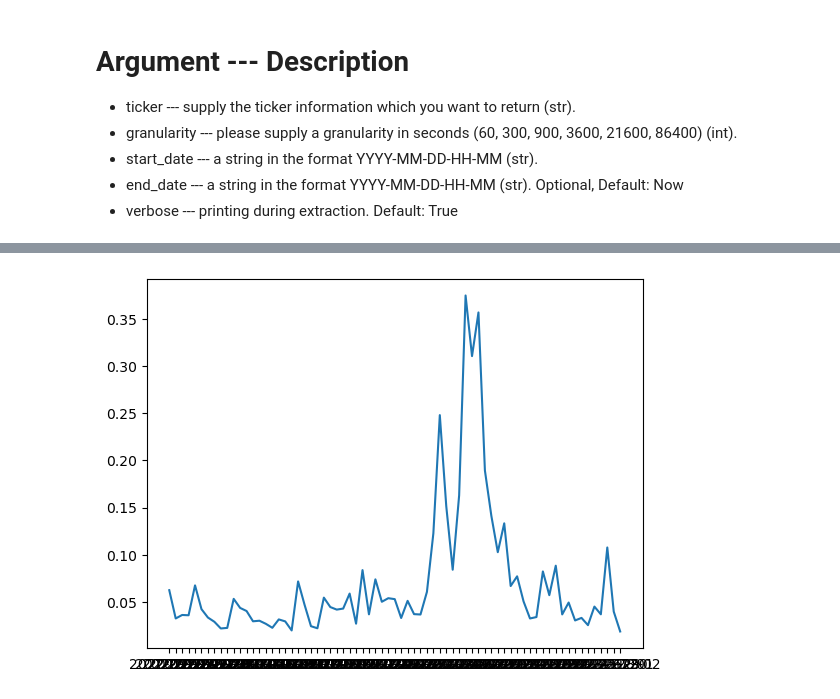
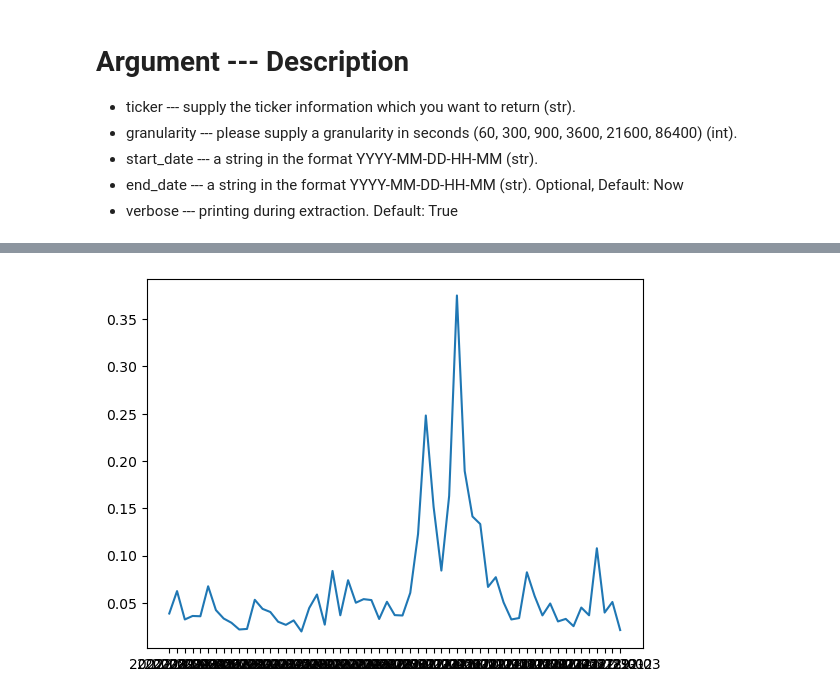
Before and after one commit to todd-gavin/DSCI510-Final-Project, a Jupyter notebook: Code/final_project_v2.ipynb, the cells around one changed output, grey strips where cells are left out. Drawn from its saved outputs; the diff is of its cells as text; code cells hidden in the pictures.

```diff
--- a/Code/final_project_v2.ipynb
+++ b/Code/final_project_v2.ipynb
@@ -81,0 +85,4 @@ dailyTransactionVolume = getdailyTransactionVolume(transactionData)
+# %%
+startAndEndDate = getStartAndEndDate(rawDailyTransactionVolume)
+
+rawTokenData = getCryptoHistoricalData('MATIC-USD', startAndEndDate[0], startAndEndDate[1])
@@ -81,0 +97,19 @@ dailyTransactionVolume = getdailyTransactionVolume(transactionData)
+# %%
+def getRangePrices(tokenData):
+    highPrices = list(tokenData["high"])
+    lowPrices = list(tokenData["low"])
+    rangePrices = [a - b for a, b in zip(highPrices, lowPrices)]
+
+    dateTimes = tokenData.index.tolist()
+
+    datesToRangePrice = {}
+    cnt = 0
+
+    for dateTime in dateTimes:
+        datesToRangePrice[str(dateTime)[0:10]] = rangePrices[cnt]
+        cnt += 1
+
+    # print(datesToRangePrice)
+    return datesToRangePrice
+# %%
+dailyTokenPriceAction = getRangePrices(rawTokenData)
@@ -82,3 +150,5 @@ dailyTransactionVolume = getdailyTransactionVolume(transactionData)
+# %%
+dailyTokenPriceAction = alignPriceToTransactions(rawDailyTransactionVolume, dailyTokenPriceAction)
 # %%
 def createPlotFromDict(dict):
     keys = dict.keys()
@@ -158,4 +176,4 @@ createPlotFromDict(transactionsDict)
 # %%
-createPlotFromDict(pricesDict)
+createPlotFromDict(dailyTokenPriceAction)
 # %% [output]
-[figure, old version]
+[figure, new version]
```
Also changed, not shown: parts of 26 cells of this notebook, 2 other files.
